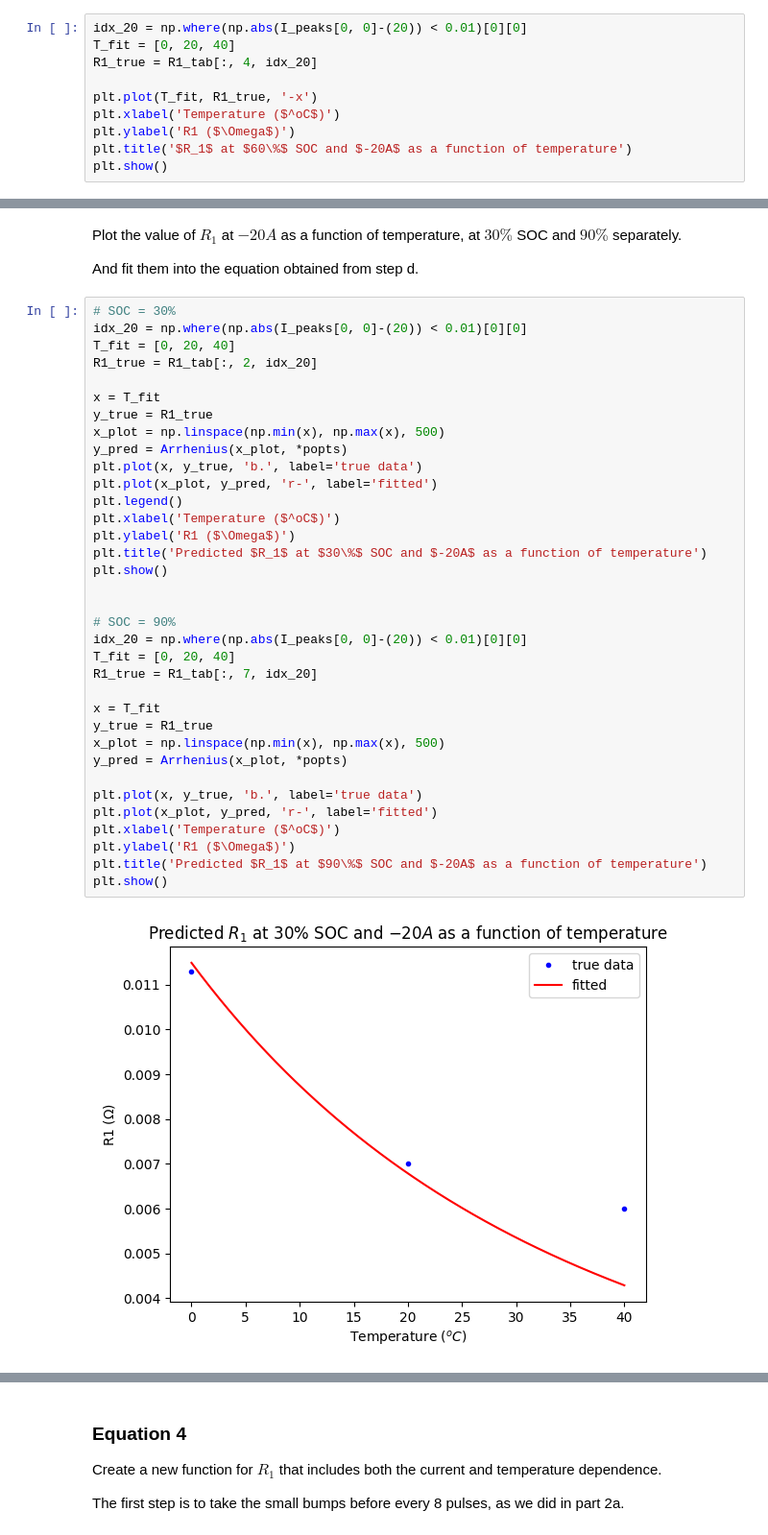
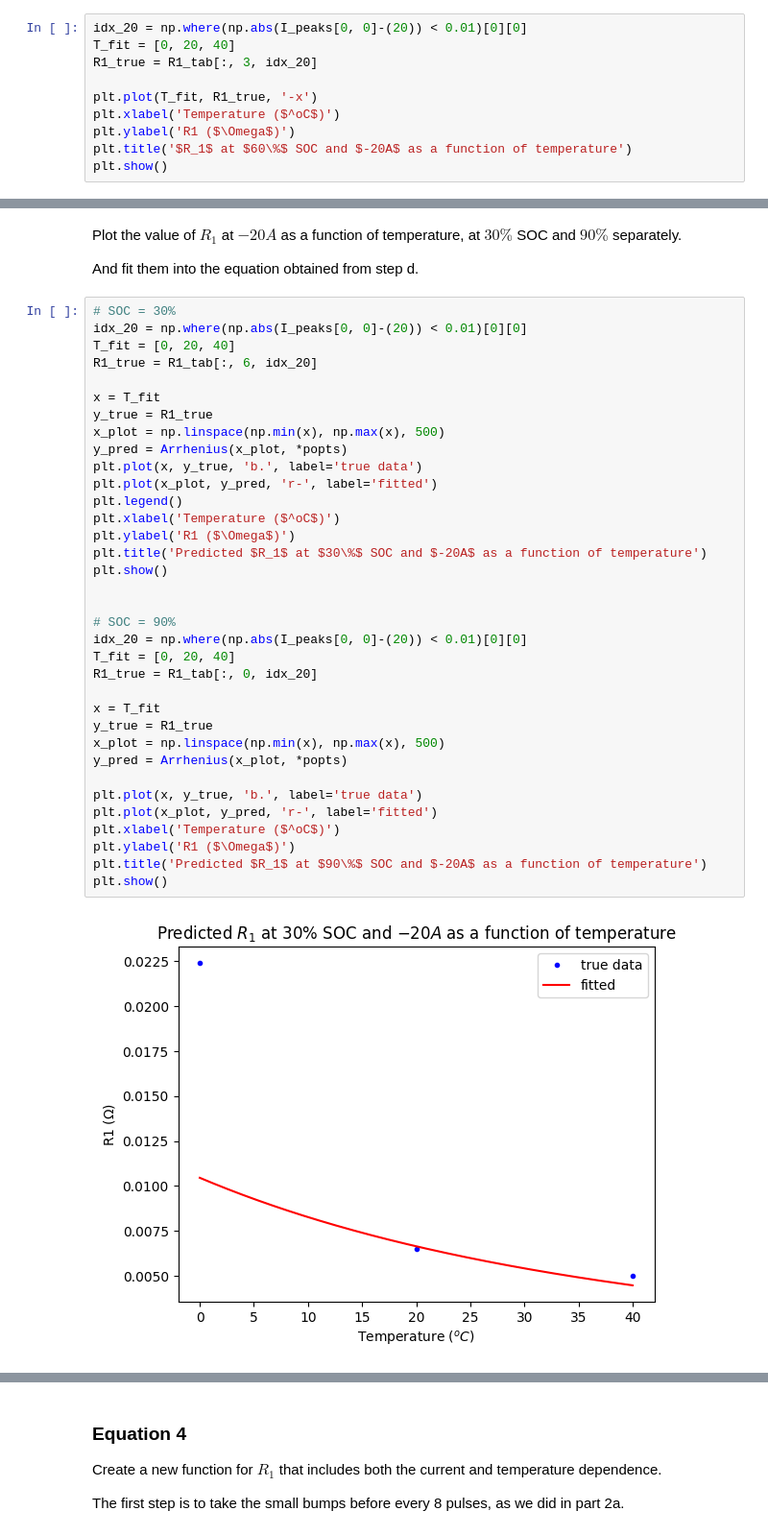
Before and after one commit to sunfanyi/modelling-of-lithium-ion-batteries, a Jupyter notebook: part_3.9.ipynb, the cells around one changed output, grey strips where cells are left out. Shown at 96% size. Saved outputs shown, nothing was run; the diff lists cells and outputs as text.

```diff
--- a/part_3.9.ipynb
+++ b/part_3.9.ipynb
@@ -205,7 +205,7 @@ Plot the value for $R_1$ at $60\%$ SOC and $-20A$ as a function of temperature.
 # %%
 idx_20 = np.where(np.abs(I_peaks[0, 0]-(20)) < 0.01)[0][0]
 T_fit = [0, 20, 40]
-R1_true = R1_tab[:, 4, idx_20]
+R1_true = R1_tab[:, 3, idx_20]
 
 plt.plot(T_fit, R1_true, '-x')
 plt.xlabel('Temperature ($^oC$)')
@@ -261,36 +262,36 @@ And fit them into the equation obtained from step d.
 # SOC = 30%
 idx_20 = np.where(np.abs(I_peaks[0, 0]-(20)) < 0.01)[0][0]
 T_fit = [0, 20, 40]
-R1_true = R1_tab[:, 2, idx_20]
+R1_true = R1_tab[:, 6, idx_20]
 
 x = T_fit
 y_true = R1_true
 x_plot = np.linspace(np.min(x), np.max(x), 500)
 y_pred = Arrhenius(x_plot, *popts)
 plt.plot(x, y_true, 'b.', label='true data')
 plt.plot(x_plot, y_pred, 'r-', label='fitted')
 plt.legend()
 plt.xlabel('Temperature ($^oC$)')
 plt.ylabel('R1 ($\Omega$)')
 plt.title('Predicted $R_1$ at $30\%$ SOC and $-20A$ as a function of temperature')
 plt.show()
 
 
 # SOC = 90%
 idx_20 = np.where(np.abs(I_peaks[0, 0]-(20)) < 0.01)[0][0]
 T_fit = [0, 20, 40]
-R1_true = R1_tab[:, 7, idx_20]
+R1_true = R1_tab[:, 0, idx_20]
 
 x = T_fit
 y_true = R1_true
 x_plot = np.linspace(np.min(x), np.max(x), 500)
 y_pred = Arrhenius(x_plot, *popts)
 
 plt.plot(x, y_true, 'b.', label='true data')
 plt.plot(x_plot, y_pred, 'r-', label='fitted')
 plt.xlabel('Temperature ($^oC$)')
 plt.ylabel('R1 ($\Omega$)')
 plt.title('Predicted $R_1$ at $90\%$ SOC and $-20A$ as a function of temperature')
 plt.show()
 # %% [output]
-[figure, old version]
+[figure, new version]
```
Also changed, not shown: parts of 3 cells of this notebook.
